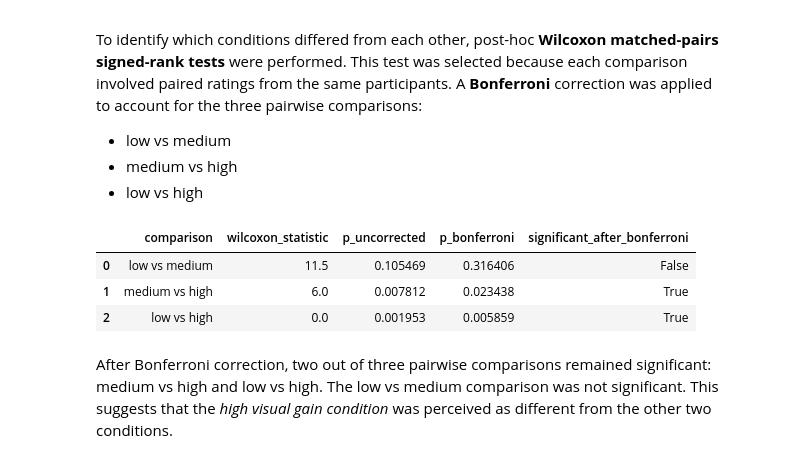
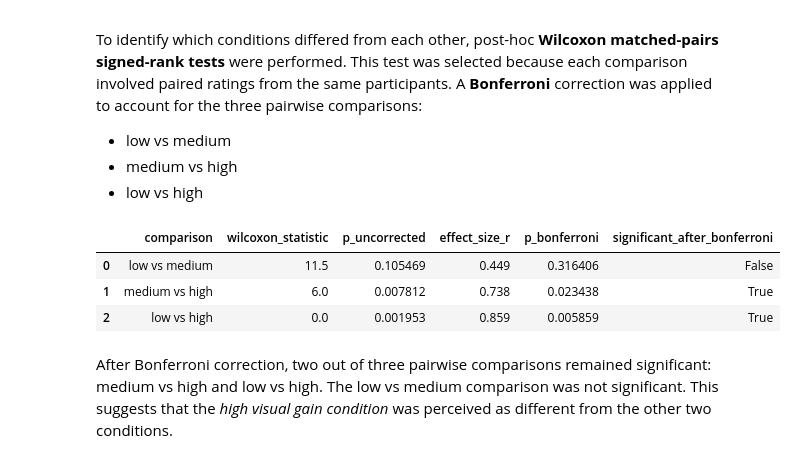
Before and after one commit to Chiaera/Cognitive_Architectures, a Jupyter notebook: notebooks/experimental_analysis.ipynb, the cells around one changed output. Drawn from its saved outputs; the diff is of its cells as text; code cells hidden in the pictures.

```diff
--- a/notebooks/experimental_analysis.ipynb
+++ b/notebooks/experimental_analysis.ipynb
@@ -670,38 +786,44 @@ comparisons = [
 ]
 
 posthoc_results = []
+n = len(friedman_pivot)
 
 for condition_a, condition_b in comparisons:
     result = stats.wilcoxon(
         friedman_pivot[condition_a],
         friedman_pivot[condition_b],
         zero_method="wilcox",
         alternative="two-sided"
     )
 
+    # Effect size r = |Z| / sqrt(N)
+    z_score = stats.norm.ppf(result.pvalue / 2)
+    effect_size_r = abs(z_score) / np.sqrt(n)
+
     posthoc_results.append({
         "comparison": f"{condition_a} vs {condition_b}",
         "wilcoxon_statistic": result.statistic,
-        "p_uncorrected": result.pvalue
+        "p_uncorrected": result.pvalue,
+        "effect_size_r": round(effect_size_r, 3)
     })
 
 posthoc_df = pd.DataFrame(posthoc_results)
 
 # Bonferroni correction for three comparisons
 number_of_comparisons = len(comparisons)
 
 posthoc_df["p_bonferroni"] = (
     posthoc_df["p_uncorrected"] * number_of_comparisons
 ).clip(upper=1.0)
 
 posthoc_df["significant_after_bonferroni"] = posthoc_df["p_bonferroni"] < 0.05
 
 posthoc_df
 # %% [output]
-|  | comparison | wilcoxon_statistic | p_uncorrected | p_bonferroni | significant_after_bonferroni |
-| 0 | low vs medium | 11.5 | 0.105469 | 0.316406 | False |
-| 1 | medium vs high | 6.0 | 0.007812 | 0.023438 | True |
-| 2 | low vs high | 0.0 | 0.001953 | 0.005859 | True |
+|  | comparison | wilcoxon_statistic | p_uncorrected | effect_size_r | p_bonferroni | significant_after_bonferroni |
+| 0 | low vs medium | 11.5 | 0.105469 | 0.449 | 0.316406 | False |
+| 1 | medium vs high | 6.0 | 0.007812 | 0.738 | 0.023438 | True |
+| 2 | low vs high | 0.0 | 0.001953 | 0.859 | 0.005859 | True |
 # %% [markdown]
 After Bonferroni correction, two out of three pairwise comparisons remained significant: medium vs high and low vs high. The low vs medium comparison was not significant. This suggests that the *high visual gain condition* was perceived as different from the other two conditions.
 # %%
```
Also changed, not shown: parts of 26 cells of this notebook, 7 other files.
